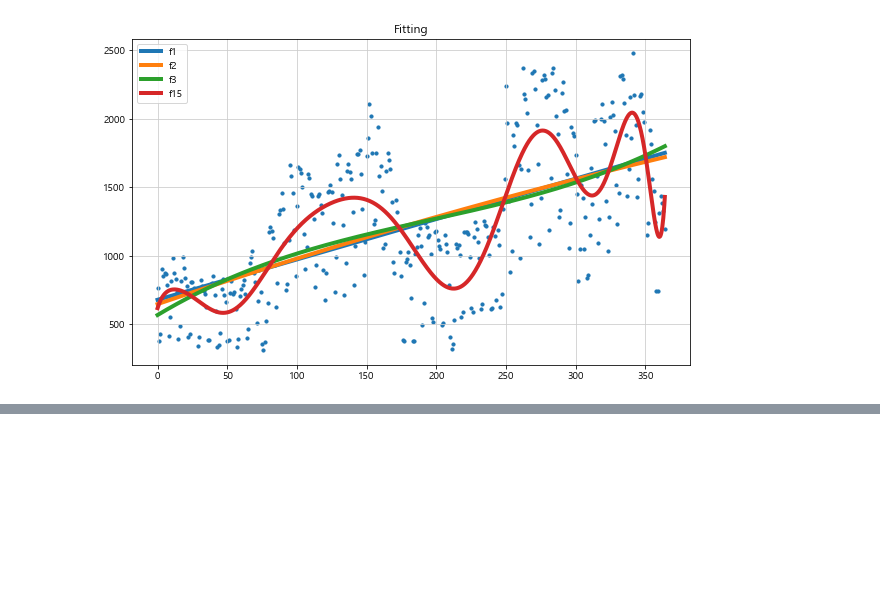
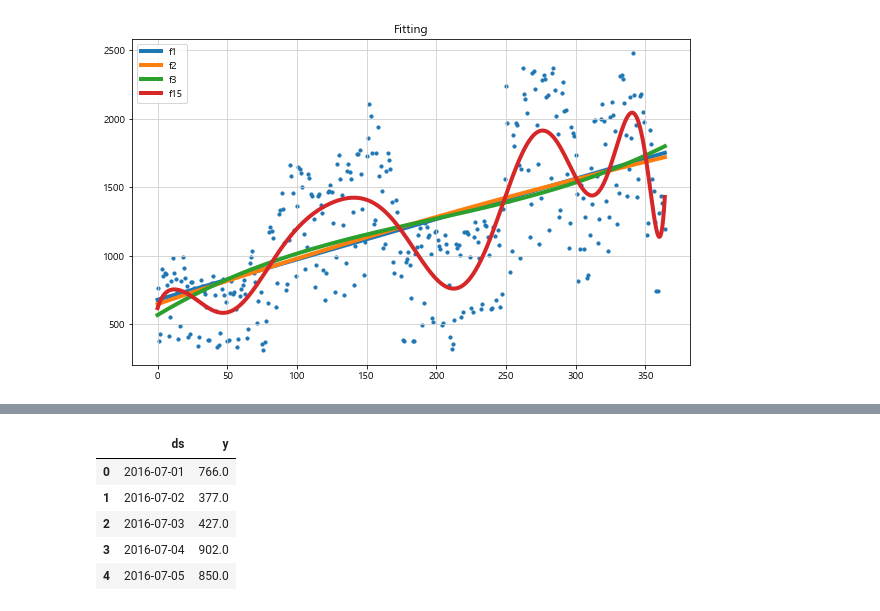
Before and after one commit to cskwon81/PinkWink_TimeSeries, a Jupyter notebook: timeSeries.ipynb, the cells around one changed output, grey strips where cells are left out. Cells and saved outputs as stored; diff of their text form; code cells hidden in the pictures; blank space fills up the shorter version.

Commit message:
[ADD] to_datetime

```diff
--- a/timeSeries.ipynb
+++ b/timeSeries.ipynb
@@ -99,0 +160,11 @@ plt.show()
+# %%
+# 날짜 형식을 pd.to_datetime 함수를 이용해서 표준 날짜 표시 방법 (0000-00-00)으로 바꾼다!
+df['ds'] = pd.to_datetime(df['ds'], format='%y. %m. %d.')
+df.head()
+# %% [output]
+|  | ds | y |
+| 0 | 2016-07-01 | 766.0 |
+| 1 | 2016-07-02 | 377.0 |
+| 2 | 2016-07-03 | 427.0 |
+| 3 | 2016-07-04 | 902.0 |
+| 4 | 2016-07-05 | 850.0 |
```
Also changed, not shown: parts of 7 cells of this notebook.
